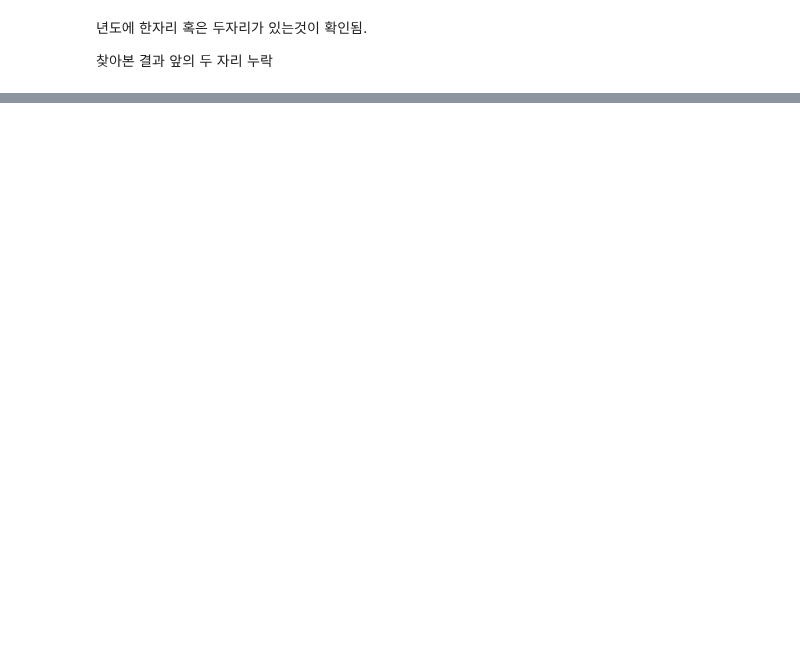
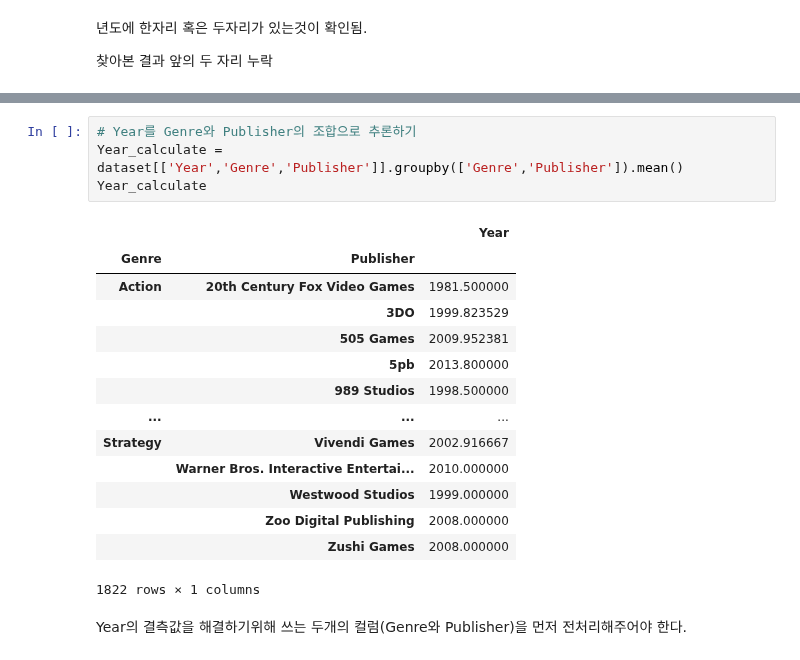
Before and after one commit to ljs7463/AnalysisProject, a Jupyter notebook: Gameanalysis.ipynb, the cells around one changed output, grey strips where cells are left out. Cells and saved outputs as stored; diff of their text form; blank space fills up the shorter version.

```diff
--- a/Gameanalysis.ipynb
+++ b/Gameanalysis.ipynb
@@ -78,0 +172,21 @@ print(dataset['Year'].min())
+# %%
+# Year를 Genre와 Publisher의 조합으로 추론하기
+Year_calculate = dataset[['Year','Genre','Publisher']].groupby(['Genre','Publisher']).mean()
+Year_calculate
+# %% [output]
+|  |  | Year |
+| Genre | Publisher |  |
+| Action | 20th Century Fox Video Games | 1981.500000 |
+|  | 3DO | 1999.823529 |
+|  | 505 Games | 2009.952381 |
+|  | 5pb | 2013.800000 |
+|  | 989 Studios | 1998.500000 |
+| ... | ... | ... |
+| Strategy | Vivendi Games | 2002.916667 |
+|  | Warner Bros. Interactive Entertai... | 2010.000000 |
+|  | Westwood Studios | 1999.000000 |
+|  | Zoo Digital Publishing | 2008.000000 |
+|  | Zushi Games | 2008.000000 |
+1822 rows × 1 columns
+# %% [markdown]
+Year의 결측값을 해결하기위해 쓰는 두개의 컬럼(Genre와 Publisher)을 먼저 전처리해주어야 한다.
```
Also changed, not shown: parts of 18 cells of this notebook.
